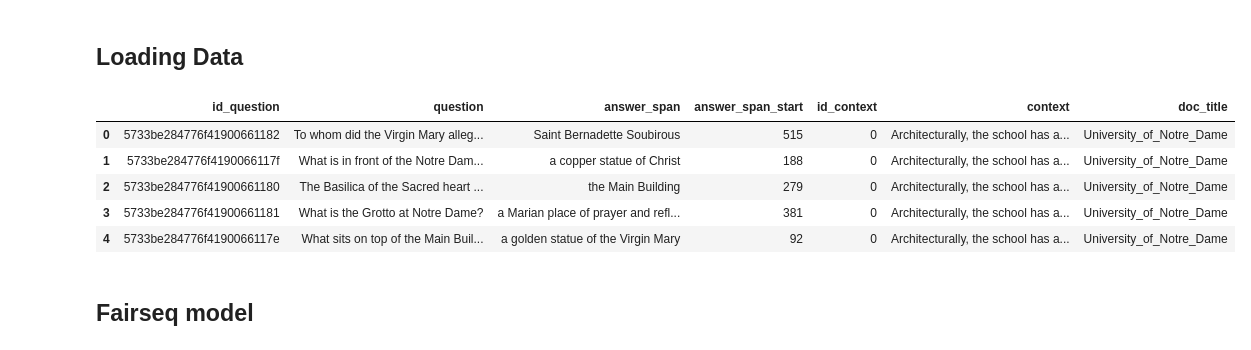
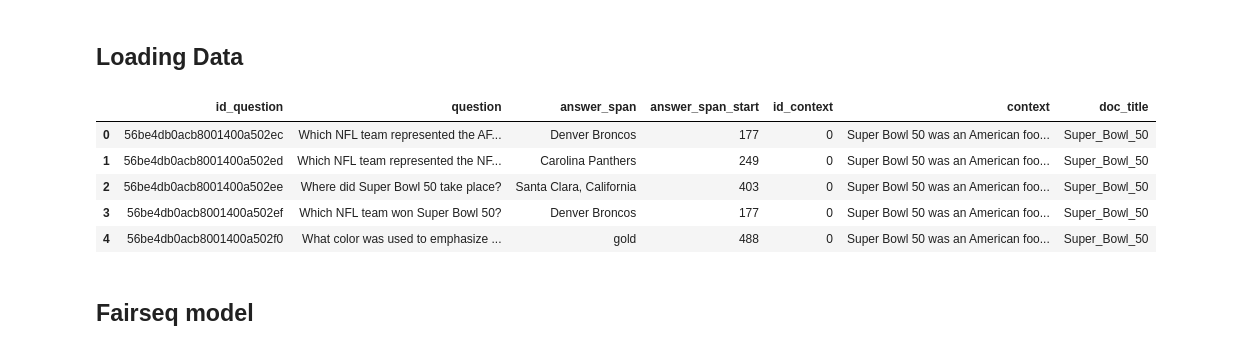
Before and after one commit to joachim-dublineau/translate_squad_to_fr, a Jupyter notebook: translate_squad.ipynb, the cells around one changed output. Saved outputs shown, nothing was run; the diff lists cells and outputs as text; code cells hidden in the pictures.

```diff
--- a/translate_squad.ipynb
+++ b/translate_squad.ipynb
@@ -31,15 +32,15 @@ pd.set_option('display.max_colwidth', None)
 ## Loading Data
 # %%
 df_squad = load_json_QuAD_v1(
-    "../SQuAD-data/train-v1.1.json"
+    "../SQuAD-data/dev-v1.1.json"
 )
 df_squad.head()
 # %% [output]
 |  | id_question | question | answer_span | answer_span_start | id_context | context | doc_title |
-| 0 | 5733be284776f41900661182 | To whom did the Virgin Mary alleg... | Saint Bernadette Soubirous | 515 | 0 | Architecturally, the school has a... | University_of_Notre_Dame |
-| 1 | 5733be284776f4190066117f | What is in front of the Notre Dam... | a copper statue of Christ | 188 | 0 | Architecturally, the school has a... | University_of_Notre_Dame |
-| 2 | 5733be284776f41900661180 | The Basilica of the Sacred heart ... | the Main Building | 279 | 0 | Architecturally, the school has a... | University_of_Notre_Dame |
-| 3 | 5733be284776f41900661181 | What is the Grotto at Notre Dame? | a Marian place of prayer and refl... | 381 | 0 | Architecturally, the school has a... | University_of_Notre_Dame |
-| 4 | 5733be284776f4190066117e | What sits on top of the Main Buil... | a golden statue of the Virgin Mary | 92 | 0 | Architecturally, the school has a... | University_of_Notre_Dame |
+| 0 | 56be4db0acb8001400a502ec | Which NFL team represented the AF... | Denver Broncos | 177 | 0 | Super Bowl 50 was an American foo... | Super_Bowl_50 |
+| 1 | 56be4db0acb8001400a502ed | Which NFL team represented the NF... | Carolina Panthers | 249 | 0 | Super Bowl 50 was an American foo... | Super_Bowl_50 |
+| 2 | 56be4db0acb8001400a502ee | Where did Super Bowl 50 take place? | Santa Clara, California | 403 | 0 | Super Bowl 50 was an American foo... | Super_Bowl_50 |
+| 3 | 56be4db0acb8001400a502ef | Which NFL team won Super Bowl 50? | Denver Broncos | 177 | 0 | Super Bowl 50 was an American foo... | Super_Bowl_50 |
+| 4 | 56be4db0acb8001400a502f0 | What color was used to emphasize ... | gold | 488 | 0 | Super Bowl 50 was an American foo... | Super_Bowl_50 |
 # %% [markdown]
 ## Fairseq model
```
Also changed, not shown: parts of 11 cells of this notebook.
